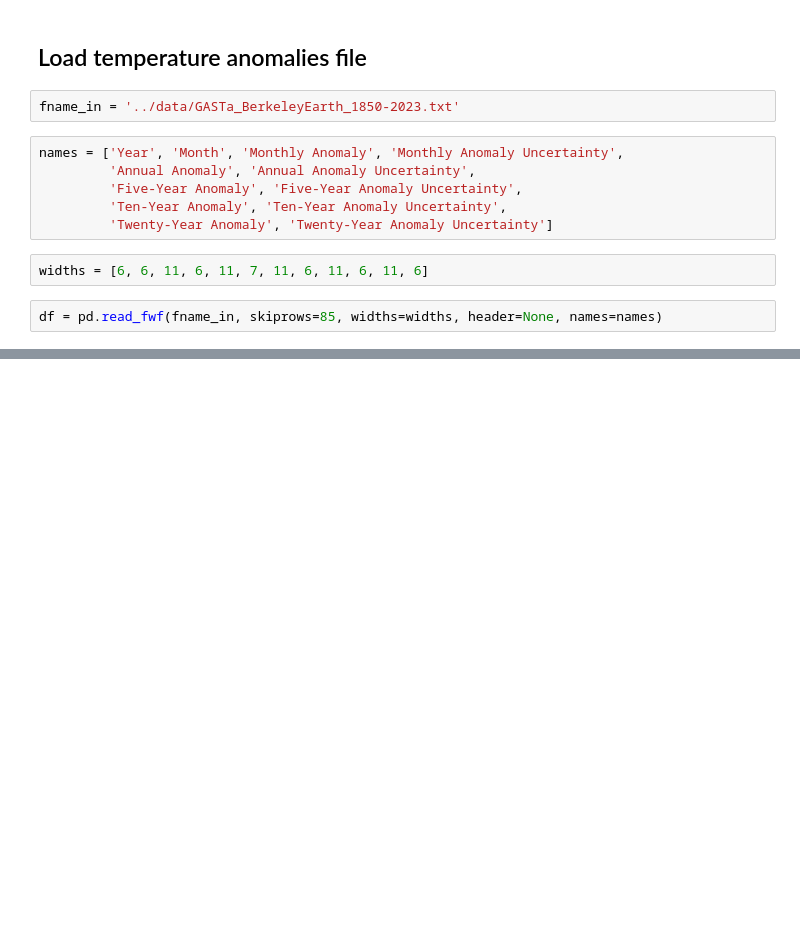
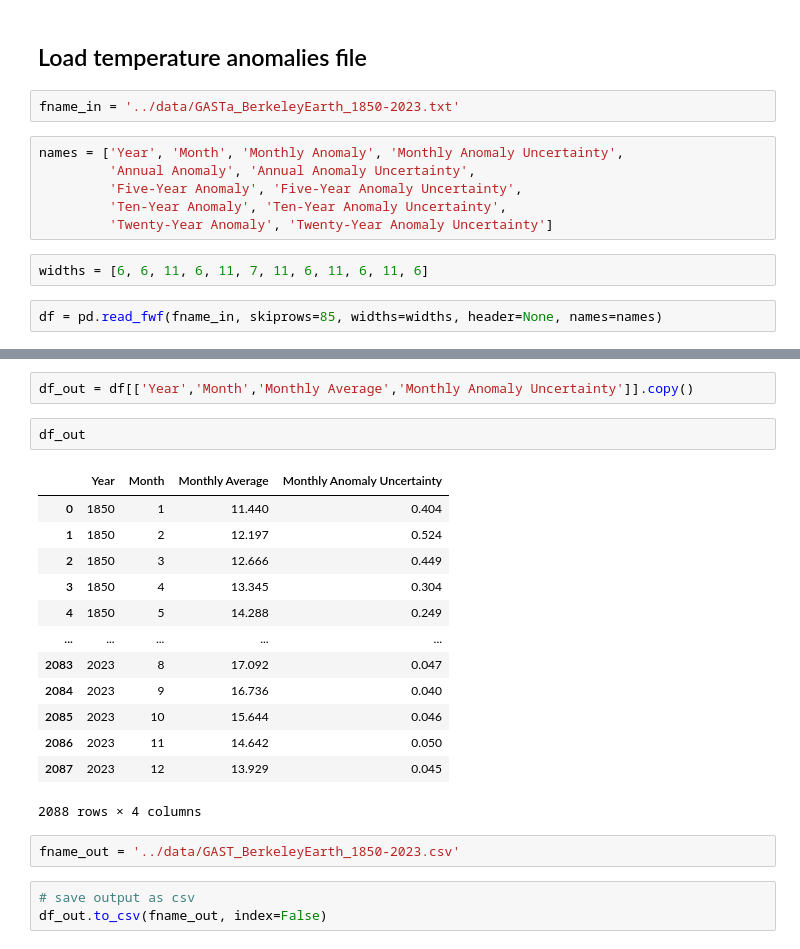
Before and after one commit to walipalmer/CFR-2024, a Jupyter notebook: data/convertGASTa.ipynb, the cells around one changed output, grey strips where cells are left out. Drawn from its saved outputs; the diff is of its cells as text; blank space fills up the shorter version.

```diff
--- a/data/convertGASTa.ipynb
+++ b/data/convertGASTa.ipynb
@@ -34,0 +71,23 @@ df['Monthly Anomaly'].plot()
+# %%
+df_out = df[['Year','Month','Monthly Average','Monthly Anomaly Uncertainty']].copy()
+# %%
+df_out
+# %% [output]
+|  | Year | Month | Monthly Average | Monthly Anomaly Uncertainty |
+| 0 | 1850 | 1 | 11.440 | 0.404 |
+| 1 | 1850 | 2 | 12.197 | 0.524 |
+| 2 | 1850 | 3 | 12.666 | 0.449 |
+| 3 | 1850 | 4 | 13.345 | 0.304 |
+| 4 | 1850 | 5 | 14.288 | 0.249 |
+| ... | ... | ... | ... | ... |
+| 2083 | 2023 | 8 | 17.092 | 0.047 |
+| 2084 | 2023 | 9 | 16.736 | 0.040 |
+| 2085 | 2023 | 10 | 15.644 | 0.046 |
+| 2086 | 2023 | 11 | 14.642 | 0.050 |
+| 2087 | 2023 | 12 | 13.929 | 0.045 |
+2088 rows × 4 columns
+# %%
+fname_out = '../data/GAST_BerkeleyEarth_1850-2023.csv'
+# %%
+# save output as csv
+df_out.to_csv(fname_out, index=False)
```
Also changed, not shown: parts of 12 cells of this notebook, 2 other files.
